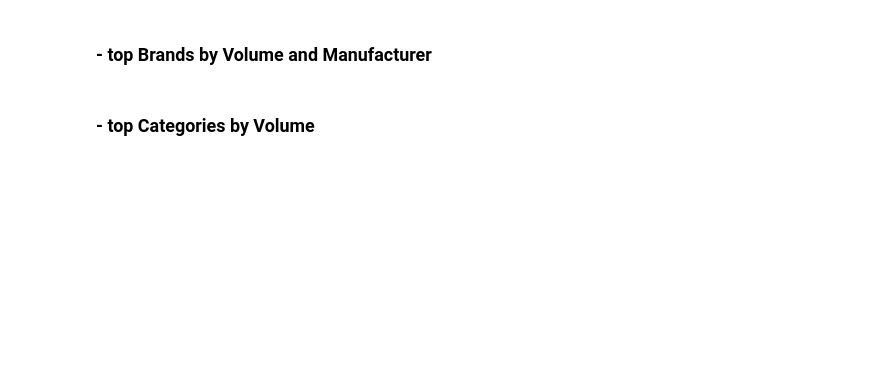
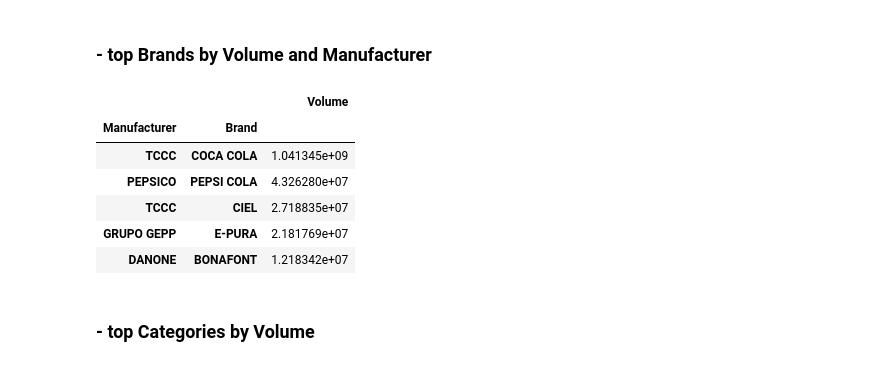
Before and after one commit to BRomanchuk/products-metrics, a Jupyter notebook: eda_products.ipynb, the cells around one changed output. Cells and saved outputs as stored; diff of their text form; code cells hidden in the pictures; blank space fills up the shorter version.

```diff
--- a/eda_products.ipynb
+++ b/eda_products.ipynb
@@ -63,8 +88,18 @@ df['Manufacturer'].value_counts().head()
 # %% [markdown]
 ### - top Brands by Volume and Manufacturer
 # %%
-brand_manuf = df.groupby(['Manufacturer', 'Brand']).agg({'Volume': 'sum'}).reset_index().sort_values(by='Volume', ascending=False)
+brand_manuf = df.groupby(['Manufacturer', 'Brand']) \
+                .agg({'Volume': 'sum'}) \
+                .sort_values(by='Volume', ascending=False)
 brand_manuf.head()
+# %% [output]
+|  |  | Volume |
+| Manufacturer | Brand |  |
+| TCCC | COCA COLA | 1.041345e+09 |
+| PEPSICO | PEPSI COLA | 4.326280e+07 |
+| TCCC | CIEL | 2.718835e+07 |
+| GRUPO GEPP | E-PURA | 2.181769e+07 |
+| DANONE | BONAFONT | 1.218342e+07 |
 # %% [markdown]
 
 ### - top Categories by Volume
```
Also changed, not shown: parts of 27 cells of this notebook.
